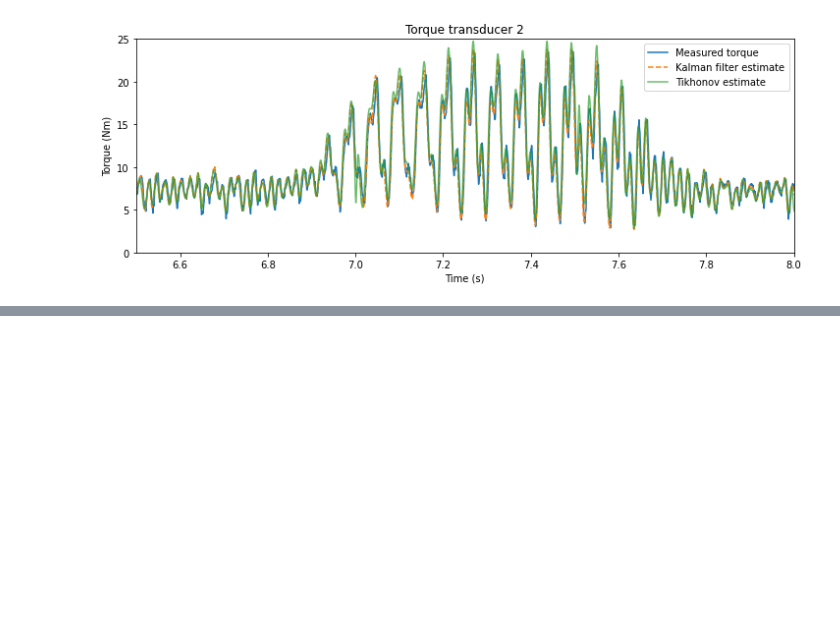
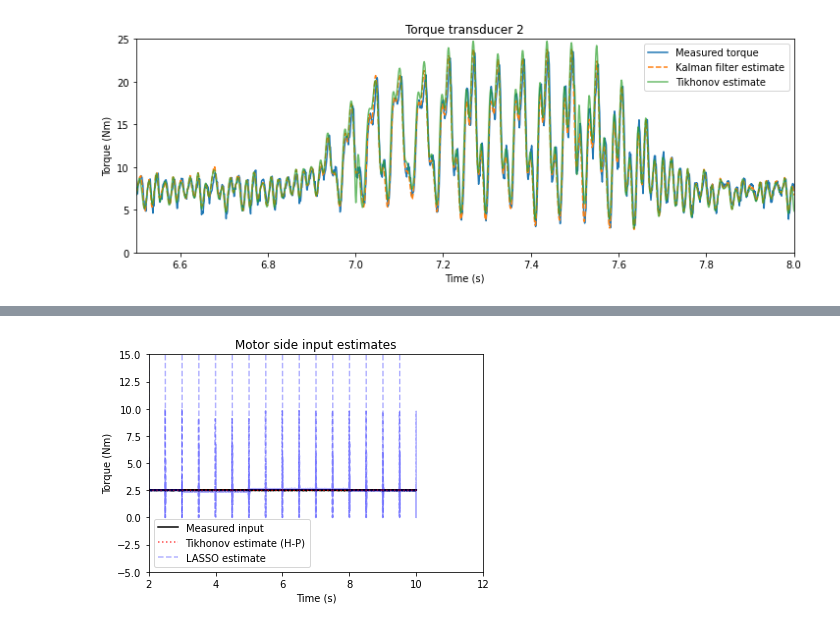
Before and after one commit to urho-h/torque_estimation_masters, a Jupyter notebook: notebooks/kf_vs_cvx_MSSP.ipynb, the cells around one changed output, grey strips where cells are left out. Cells and saved outputs as stored; diff of their text form; code cells hidden in the pictures; blank space fills up the shorter version.

```diff
--- a/notebooks/kf_vs_cvx_MSSP.ipynb
+++ b/notebooks/kf_vs_cvx_MSSP.ipynb
@@ -806,0 +763,6 @@ motor_data = np.genfromtxt("../data/constant_speed_torque_CFD/CFD1_motor.csv", d
+# %%
+x_tikh_step = np.zeros((observ.shape[1], 1)) # initial state estimate, assumed zero
+x_lasso_step = np.zeros((observ.shape[1], 1))
+
+tikh_estimates_step = []
+lasso_estimates_step = []
@@ -806,0 +787,16 @@ motor_data = np.genfromtxt("../data/constant_speed_torque_CFD/CFD1_motor.csv", d
+# %%
+plt.figure()
+for i in range(step_loop):
+    plt.plot(sim_times[i*bs:(i+1)*bs], U_step[10000+i*bs:10000+(i+1)*bs,0], linestyle='solid', color='black')
+    plt.plot(sim_times[i*bs:(i+1)*bs], tikh_estimates_step[i][::2], linestyle='dotted', alpha=0.7, color='red')
+    plt.plot(sim_times[i*bs:(i+1)*bs], lasso_estimates_step[i][::2], linestyle='dashed', color='blue', alpha=0.3)
+
+plt.legend(('Measured input', 'Tikhonov estimate (H-P)', 'LASSO estimate'))
+plt.xlabel('Time (s)')
+plt.ylabel('Torque (Nm)')
+plt.title('Motor side input estimates')
+plt.ylim(-5, 15)
+plt.xlim(2, 12)
+plt.show()
+# %% [output]
+[figure, added]
```
Also changed, not shown: parts of 49 cells of this notebook, 10 other files.
